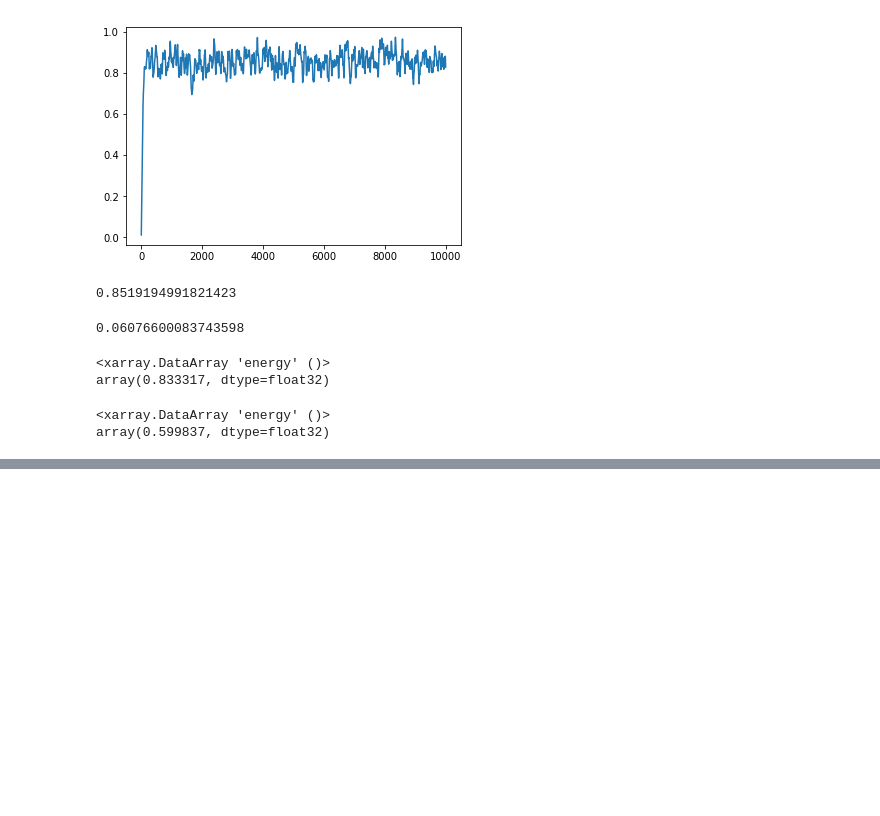
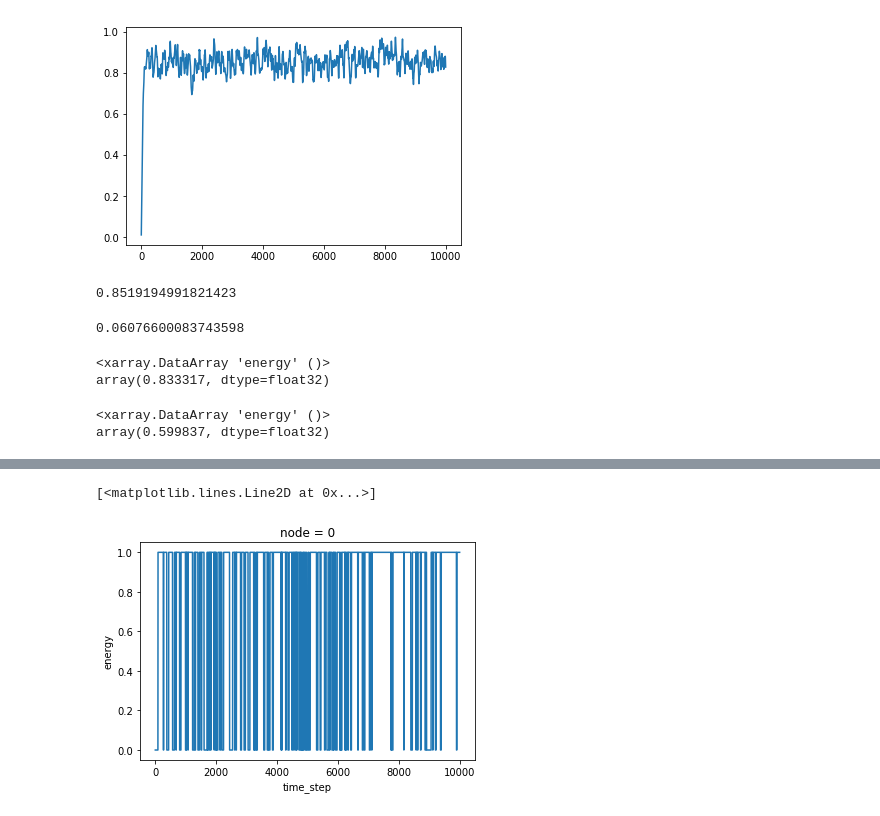
Before and after one commit to mcucchi9/exotic, a Jupyter notebook: notebooks/prediction.ipynb, the cells around one changed output, grey strips where cells are left out. Drawn from its saved outputs; the diff is of its cells as text; code cells hidden in the pictures; blank space fills up the shorter version.

```diff
--- a/notebooks/prediction.ipynb
+++ b/notebooks/prediction.ipynb
@@ -86,0 +96,6 @@ array(0.599837, dtype=float32)
+# %%
+obs = obs.where(obs == 0, 1)
+obs.plot()
+# %% [output]
+[<matplotlib.lines.Line2D at 0x...>]
+[figure, added]
```
Also changed, not shown: parts of 2 cells of this notebook.
